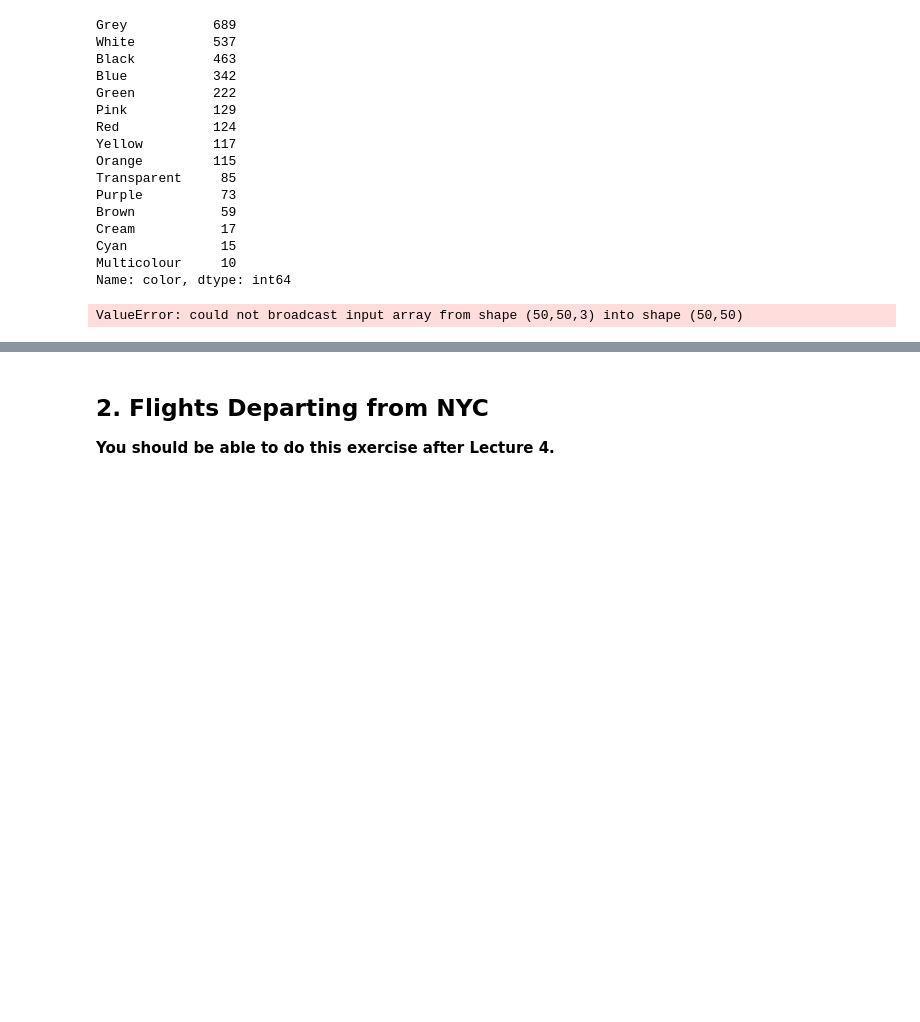
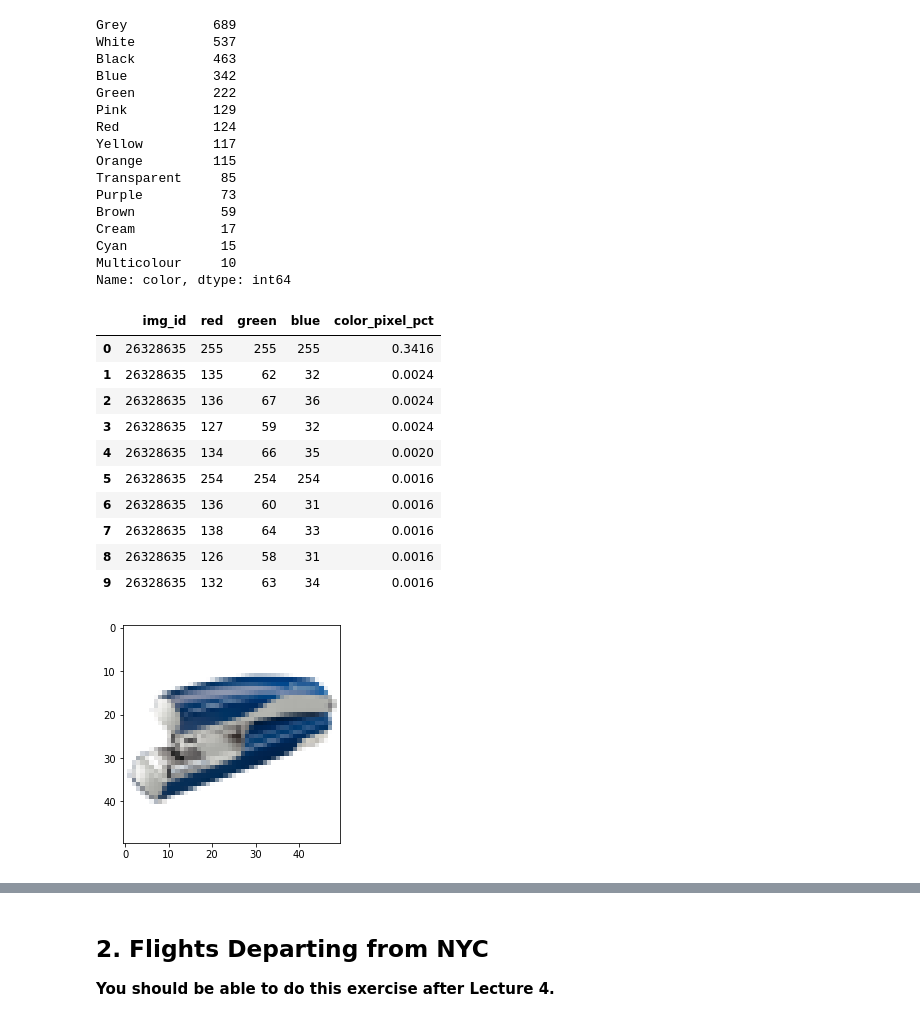
Before and after one commit to Beadhangerone/MAL, a Jupyter notebook: MAL1 Project 2022.ipynb, the cells around one changed output, grey strips where cells are left out. Cells and saved outputs as stored; diff of their text form; code cells hidden in the pictures; blank space fills up the shorter version.

Commit message:
Now we get the percentage of each color

```diff
--- a/MAL1 Project 2022.ipynb
+++ b/MAL1 Project 2022.ipynb
@@ -156,31 +154,74 @@ Name: color, dtype: int64
 # %%
 def load_image_files(container_path, dimension=(64, 64)):
     image_dir = Path(container_path)
     folders = [directory for directory in image_dir.iterdir() if directory.is_dir()]
     categories = [fo.name for fo in folders]
 
     descr = "A image classification dataset"
     images = []
     flat_data = []
     target = []
     count = 0
-    train_img = []
+    img_hash = {}
     for file in image_dir.iterdir():
         count += 1
+        if count > 10:
+            break;
         img = plt.imread(file)
         #img = cv.cvtColor(img, cv.COLOR_BGR2GRAY)
         img_pred = cv.resize(img, (50, 50), interpolation=cv.INTER_AREA)
-        img_pred = img_to_array(img_pred)
-        img_pred = img_pred / 255
-        train_img.append(img_pred)
+        plt.imshow(img_pred)
+        #img_pred = img_to_array(img_pred)
+        #img_pred = img_pred / 255
+        img_hash[file.stem] = img_pred
+    return img_hash
 
-    X = np.array(train_img)
-    print(count)
-    return X
-X = load_image_files("datasets/1/images")
-X
+images_hash = load_image_files("datasets/1/images")
+
+dfMock = {'img_id':[], 'red': [], 'green': [], 'blue': [], 'color_pixel_pct': []}
+# iterate over images
+for imgID in images_hash:
+    imgData = images_hash[imgID] # retrieve the value from hash
+    imgPixelCount = 0
+    pixel_arr = {}
+    # itearate over images rows
+    for imgRow in imgData:
+        # iterate over pixels
+        for pixelData in imgRow:
+            imgPixelCount += 1;
+            key = str(pixelData.item(0)) +' '+ str(pixelData.item(1)) +' '+ str(pixelData.item(2));
+            # if this pixel color is found in pixel_arr
+            if (pixel_arr.get(key)): # add 1 to the counter
+                pixel_arr[key]['count'] += 1
+            else: # insert the color, set the counter to 1
+                pixel_arr[key] = {'R': pixelData.item(0), 'G': pixelData.item(1), 'B': pixelData.item(2), 'count': 1};
+    # sort the pixels by number of occurencies
+    pixel_arr = sorted(pixel_arr.items(), key=lambda x: x[1]['count'], reverse=True)
+
+    # move the data to the dataFrame mock
+    for pixel in pixel_arr:
+        val = pixel[1];
+        dfMock['img_id'].append(imgID)
+        dfMock['red'].append(val['R'])
+        dfMock['green'].append(val['G'])
+        dfMock['blue'].append(val['B'])
+        dfMock['color_pixel_pct'].append(val['count'] / imgPixelCount)
+
+dataFrame = pd.DataFrame(data=dfMock)
+display(dataFrame[:10])
 # %% [output]
-ValueError: could not broadcast input array from shape (50,50,3) into shape (50,50)
+|  | img_id | red | green | blue | color_pixel_pct |
+| 0 | 26328635 | 255 | 255 | 255 | 0.3416 |
+| 1 | 26328635 | 135 | 62 | 32 | 0.0024 |
+| 2 | 26328635 | 136 | 67 | 36 | 0.0024 |
+| 3 | 26328635 | 127 | 59 | 32 | 0.0024 |
+| 4 | 26328635 | 134 | 66 | 35 | 0.0020 |
+| 5 | 26328635 | 254 | 254 | 254 | 0.0016 |
+| 6 | 26328635 | 136 | 60 | 31 | 0.0016 |
+| 7 | 26328635 | 138 | 64 | 33 | 0.0016 |
+| 8 | 26328635 | 126 | 58 | 31 | 0.0016 |
+| 9 | 26328635 | 132 | 63 | 34 | 0.0016 |
+[figure, added]
 # %%
 img_dir = Path("datasets/1/images")
 images = []
```
Also changed, not shown: parts of 4 cells of this notebook.
